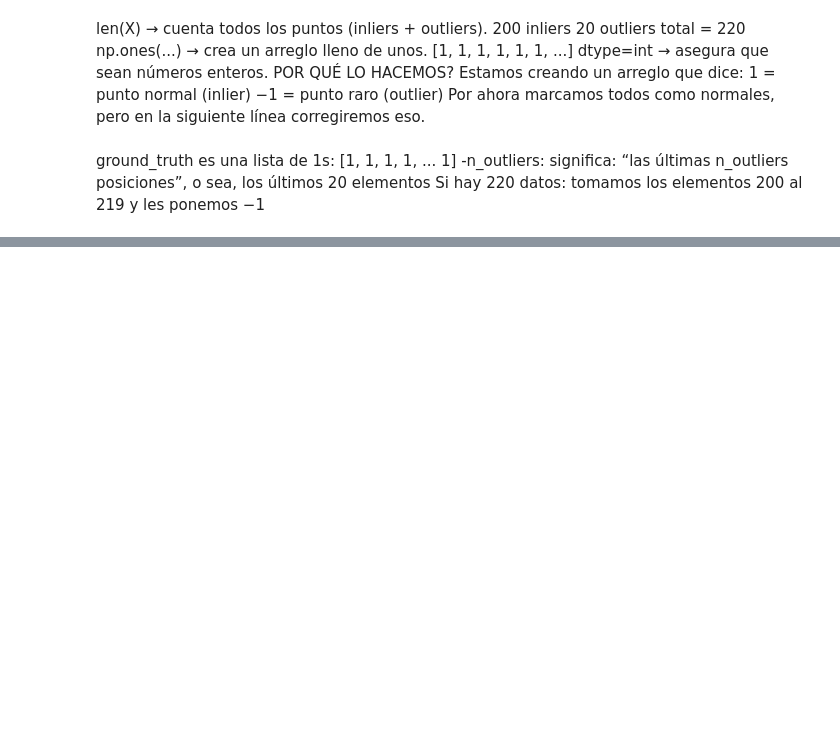
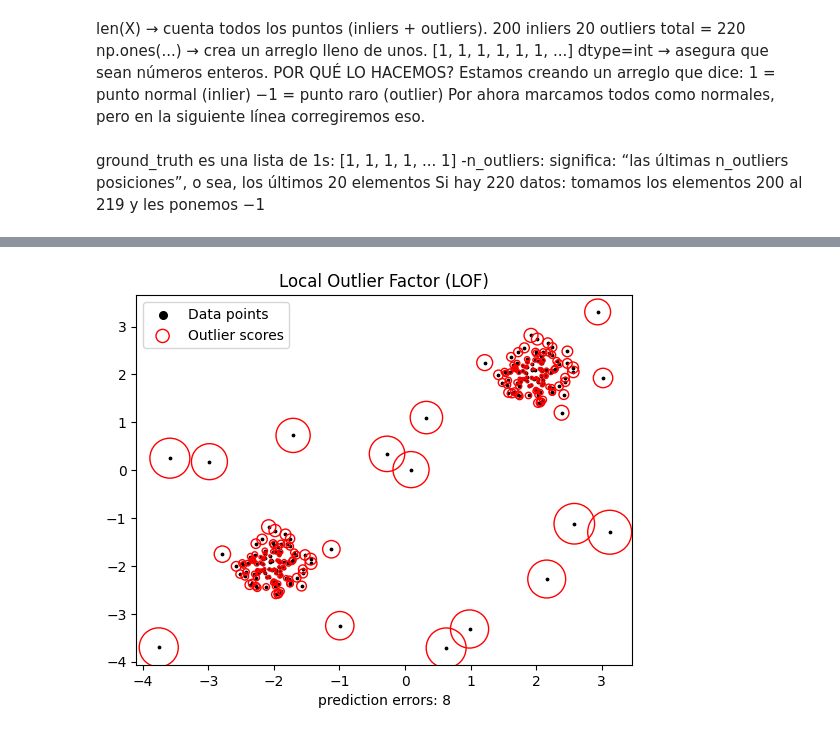
Before and after one commit to Anahi0504/evaluacion-formativa-2, a Jupyter notebook: Outliers.ipynb, the cells around one changed output, grey strips where cells are left out. Drawn from its saved outputs; the diff is of its cells as text; code cells hidden in the pictures; blank space fills up the shorter version.

```diff
--- a/Outliers.ipynb
+++ b/Outliers.ipynb
@@ -134,0 +171,40 @@ y_pred = clf.fit_predict(X)
+# %%
+# Titulo del grafico
+plt.title("Local Outlier Factor (LOF)")
+
+#Se muestran todos los puntos del dataset como pequeñas marcas negras, sirviendo como fondo sobre el cual se destacarán los outliers.
+sc_points = plt.scatter(
+    X[:, 0], X[:, 1],
+    color='k',
+    s=3,
+    label='Data points'
+)
+
+#Los puntos más anómalos (los más raros) tendrán valores más grandes.
+radius = (X_scores.max() - X_scores) / (X_scores.max() - X_scores.min())
+#Dibujamos círculos rojos alrededor de cada punto
+sc_circles = plt.scatter(
+    X[:, 0], X[:, 1],
+    s=1000 * radius,
+    edgecolors='red',
+    facecolors='none',
+    label='Outlier scores'
+)
+
+# Ajusta el grafico
+plt.autoscale()
+
+#Se añade una etiqueta al eje X indicando cuántas predicciones difieren de la verdad
+plt.xlabel(f"prediction errors: {n_errors}")
+
+#Crea la leyenda de los objetos
+leg = plt.legend(handles=[sc_points, sc_circles],
+                 labels=['Data points', 'Outlier scores'],
+                 loc='upper left')
+
+leg.legend_handles[0].set_sizes([30])
+leg.legend_handles[1].set_sizes([90])
+
+plt.show()
+# %% [output]
+[figure, added]
```
Also changed, not shown: parts of 7 cells of this notebook.
